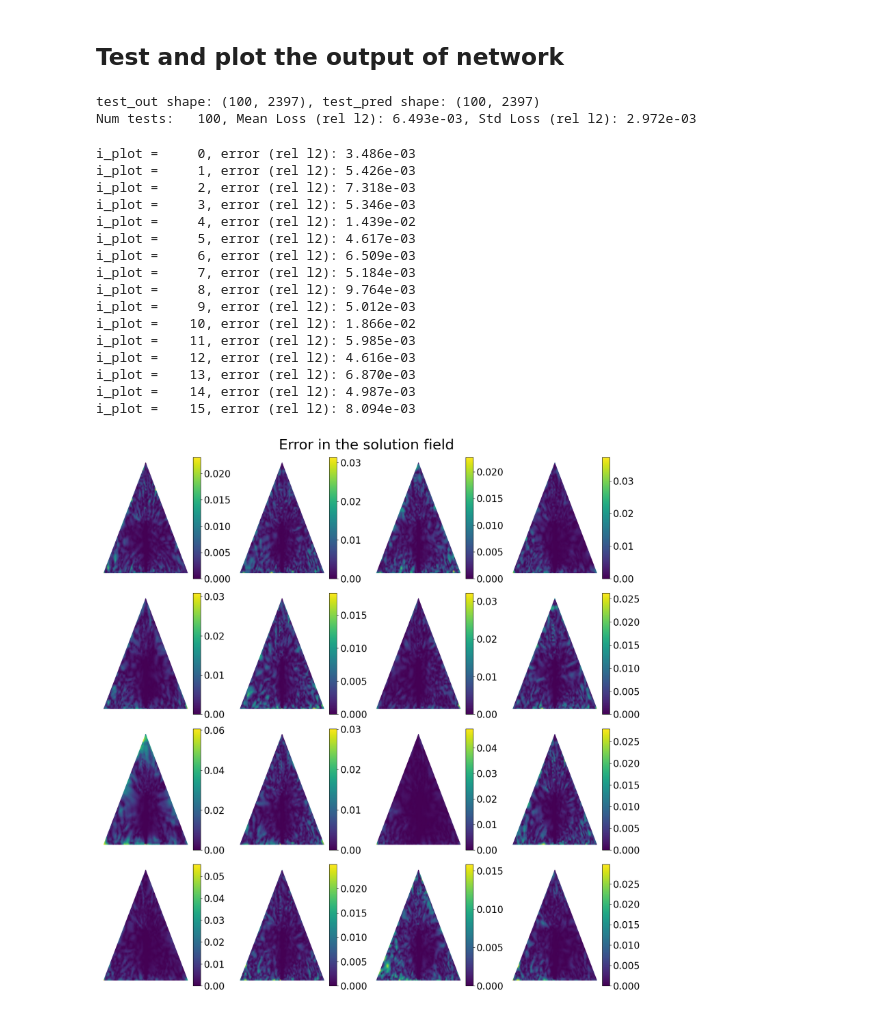
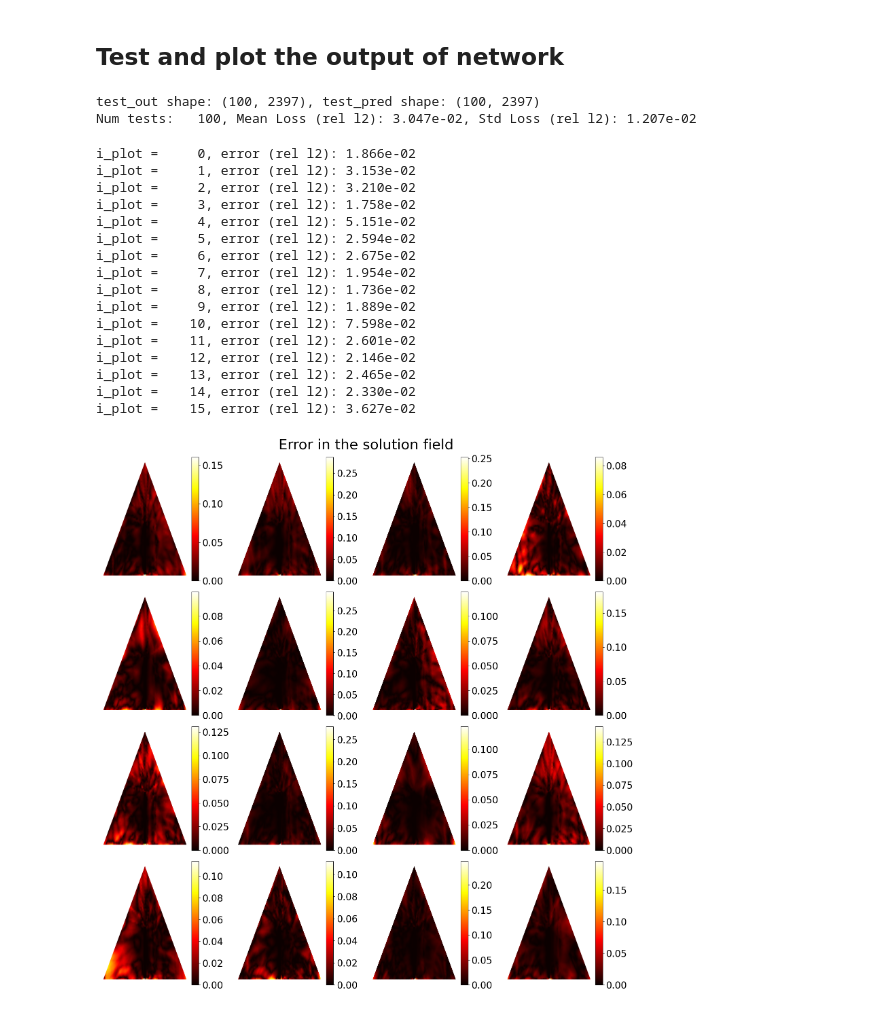
Before and after one commit to CEADpx/neural_operators, a Jupyter notebook: base_example_to_try_different_implementations/from_GideonIlung_deeponet.ipynb, the cells around one changed output. Saved outputs shown, nothing was run; the diff lists cells and outputs as text; code cells hidden in the pictures.

```diff
--- a/base_example_to_try_different_implementations/from_GideonIlung_deeponet.ipynb
+++ b/base_example_to_try_different_implementations/from_GideonIlung_deeponet.ipynb
@@ -31,9 +36,8 @@ torch.manual_seed(seed)
 <torch._C.Generator at 0x...>
 # %%
 data_folder = 'data/'
-result_folder = 'Results_second_method/'
 current_directory = os.getcwd()
-results_dir = current_directory + '/' + result_folder
+results_dir = current_directory + '/Results_second_method/'
 if not os.path.exists(results_dir):
     os.makedirs(results_dir)
 # %% [markdown]
@@ -361,15 +375,12 @@ X_trunk: (2397, 2)
 ## Create model and train the network
 # %%
 num_layers = 4
-layer_width = 128
-model = DeepONet(n_branch = inp_grid_points, n_trunk = 2, \
-                 width = layer_width, depth = num_layers, \
-                 p = num_br_tr_outputs, \
-                 act=torch.relu)
+num_neurons = 128
+model = DeepONet(num_inp_fn_points, num_neurons, num_layers, num_br_tr_outputs, out_coordinate_dimension = 2, act = torch.relu)
 # %%
 # Create data set
 batch_size = 100
-epochs = 10000
+epochs = 1000
 lr = 1.0e-3
 
 # Train
@@ -413,68 +424,70 @@ plt.show()
 # %% [markdown]
 ## Test and plot the output of network
 # %%
-test_out = test_data['y_out']
-test_pred = model.predict(test_data).detach().numpy()
+Y_test = test_data['Y_train']
+Y_test_pred = model.predict(test_data).detach().numpy()
 
-print('test_out shape: {}, test_pred shape: {}'.format(test_out.shape, test_pred.shape))
+print('test_out shape: {}, test_pred shape: {}'.format(Y_test.shape, Y_test_pred.shape))
 
-error = np.linalg.norm(test_out - test_pred, axis = 1)/np.linalg.norm(test_out, axis = 1)
+error = np.linalg.norm(Y_test - Y_test_pred, axis = 1)/np.linalg.norm(Y_test, axis = 1)
 
 print('Num tests: {:5d}, Mean Loss (rel l2): {:.3e}, Std Loss (rel l2): {:.3e}'.format(num_test, np.mean(error), np.std(error)))
 # %% [output]
 test_out shape: (100, 2397), test_pred shape: (100, 2397)
-Num tests:   100, Mean Loss (rel l2): 6.493e-03, Std Loss (rel l2): 2.972e-03
+Num tests:   100, Mean Loss (rel l2): 3.047e-02, Std Loss (rel l2): 1.207e-02
 # %%
 rows, cols = 4, 4
 fs = 20
 fig, axs = plt.subplots(rows, cols, figsize=(16, 16))
+
+Y_spatial_points = X_trunk
 
 decode = True
 
 for i in range(rows):
     for j in range(cols):
         i_plot = i*cols + j
 
-        i_pred = test_pred[i_plot, :]
-        i_truth = test_out[i_plot, :]
+        i_pred = Y_test_pred[i_plot, :]
+        i_truth = Y_test[i_plot, :]
         if decode:
-            i_pred = out_decencoder.decoder(i_pred)
-            i_truth = out_decencoder.decoder(i_truth)
+            i_pred = Y_train_decencoder.decoder(i_pred)
+            i_truth = Y_train_decencoder.decoder(i_truth)
 
         i_diff = i_pred - i_truth
         i_diff_norm = np.linalg.norm(i_diff) / np.linalg.norm(i_truth)
         print('i_plot = {:5d}, error (rel l2): {:.3e}'.format(i_plot, i_diff_norm))
 
-        nodes = X_trunk
+        nodes = Y_spatial_points
 
-        cbar = field_plot(axs[i,j], i_diff, nodes)
+        cbar = field_plot(axs[i,j], i_diff, nodes, cmap = 'hot')
 
         divider = make_axes_locatable(axs[i,j])
         cax = divider.append_axes('right', size='8%', pad=0.03)
         cax.tick_params(labelsize=fs)
         fig.colorbar(cbar, cax=cax, orientation='vertical')
 
         axs[j,i].axis('off')
 
 fig.tight_layout()
 fig.suptitle('Error in the solution field', fontsize=1.5*fs, y=1.025)
 fig.savefig(results_dir+'sample_error_plots.png',  bbox_inches='tight')
 plt.show()
 # %% [output]
-i_plot =     0, error (rel l2): 3.486e-03
-i_plot =     1, error (rel l2): 5.426e-03
-i_plot =     2, error (rel l2): 7.318e-03
-i_plot =     3, error (rel l2): 5.346e-03
-i_plot =     4, error (rel l2): 1.439e-02
-i_plot =     5, error (rel l2): 4.617e-03
-i_plot =     6, error (rel l2): 6.509e-03
-i_plot =     7, error (rel l2): 5.184e-03
-i_plot =     8, error (rel l2): 9.764e-03
-i_plot =     9, error (rel l2): 5.012e-03
-i_plot =    10, error (rel l2): 1.866e-02
-i_plot =    11, error (rel l2): 5.985e-03
-i_plot =    12, error (rel l2): 4.616e-03
-i_plot =    13, error (rel l2): 6.870e-03
-i_plot =    14, error (rel l2): 4.987e-03
-i_plot =    15, error (rel l2): 8.094e-03
+i_plot =     0, error (rel l2): 1.866e-02
+i_plot =     1, error (rel l2): 3.153e-02
+i_plot =     2, error (rel l2): 3.210e-02
+i_plot =     3, error (rel l2): 1.758e-02
+i_plot =     4, error (rel l2): 5.151e-02
+i_plot =     5, error (rel l2): 2.594e-02
+i_plot =     6, error (rel l2): 2.675e-02
+i_plot =     7, error (rel l2): 1.954e-02
+i_plot =     8, error (rel l2): 1.736e-02
+i_plot =     9, error (rel l2): 1.889e-02
+i_plot =    10, error (rel l2): 7.598e-02
+i_plot =    11, error (rel l2): 2.601e-02
+i_plot =    12, error (rel l2): 2.146e-02
+i_plot =    13, error (rel l2): 2.465e-02
+i_plot =    14, error (rel l2): 2.330e-02
+i_plot =    15, error (rel l2): 3.627e-02
-[figure, old version]
+[figure, new version]
```
Also changed, not shown: parts of 8 cells of this notebook, 20 other files.
